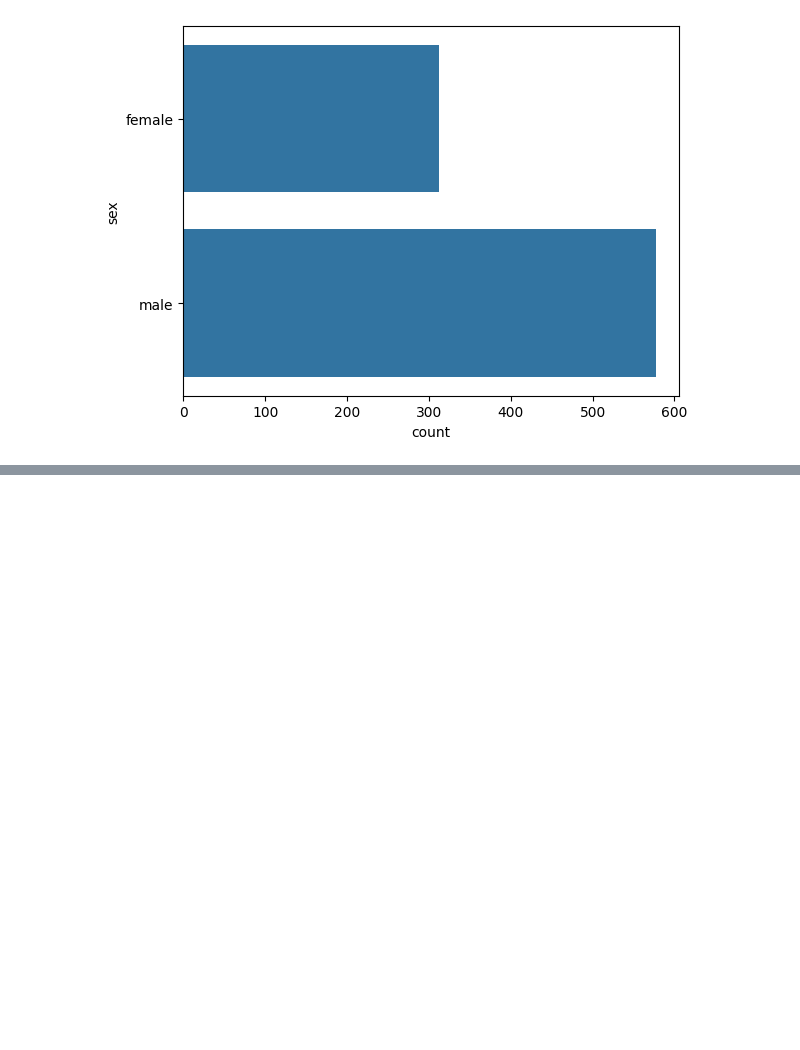
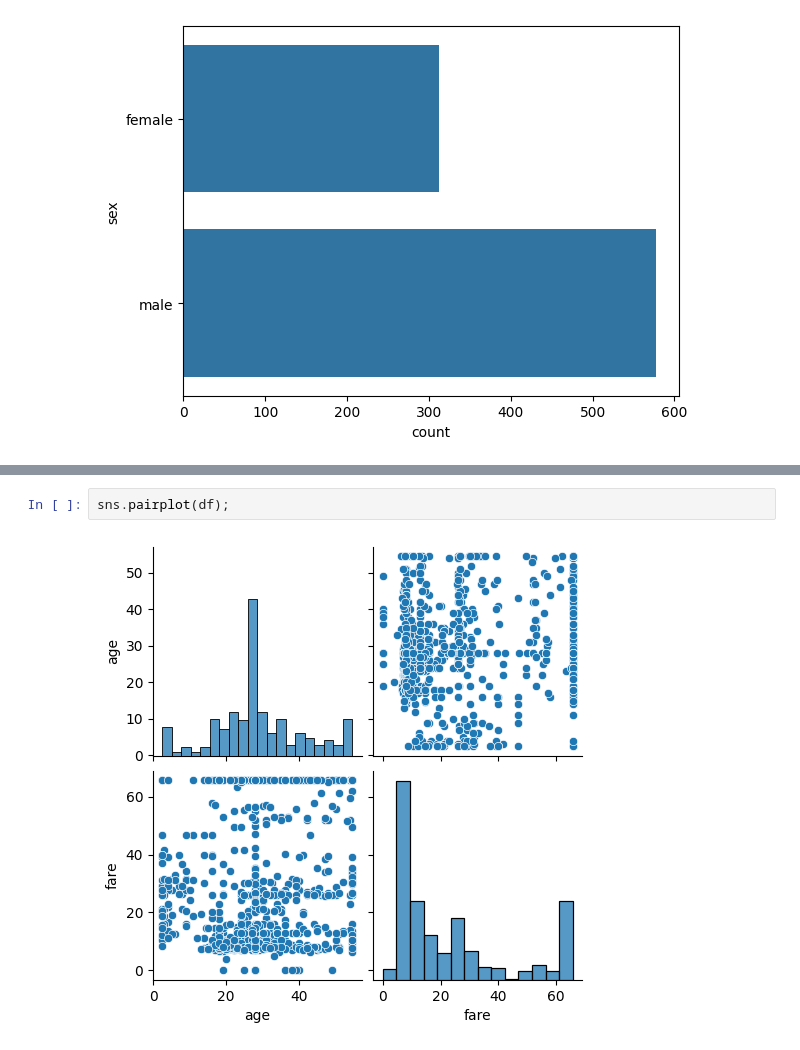
Before and after one commit to MohamadElnomrossie/AI-Tanafos, a Jupyter notebook: math/titanic.ipynb, the cells around one changed output, grey strips where cells are left out. Saved outputs shown, nothing was run; the diff lists cells and outputs as text; blank space fills up the shorter version.

```diff
--- a/math/titanic.ipynb
+++ b/math/titanic.ipynb
@@ -179,0 +197,4 @@ sns.countplot(y=df['sex'])
+# %%
+sns.pairplot(df);
+# %% [output]
+[figure, added]
```
Also changed, not shown: parts of 18 cells of this notebook, 3 other files.
